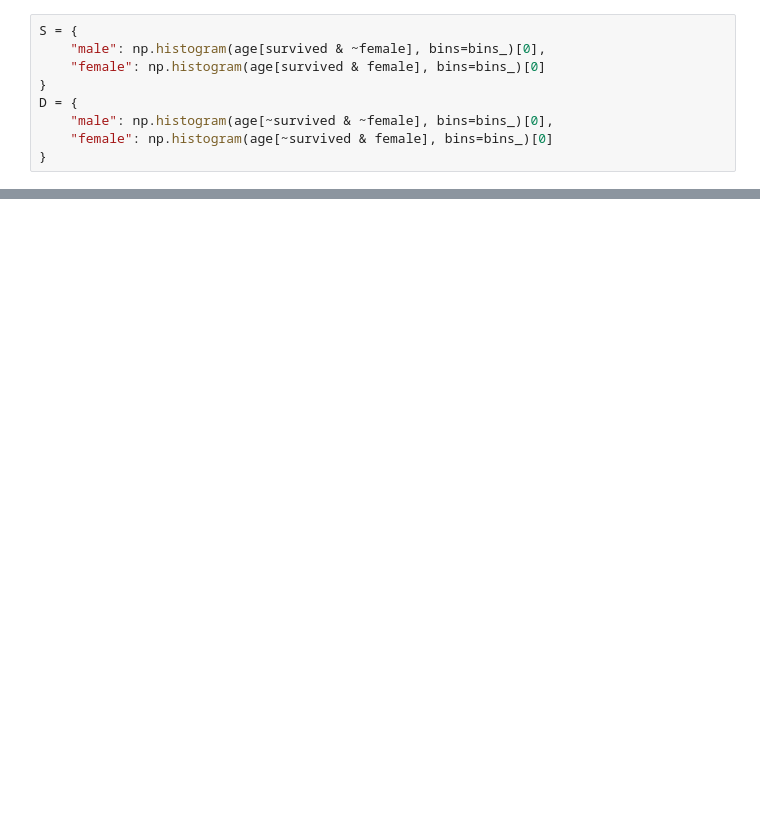
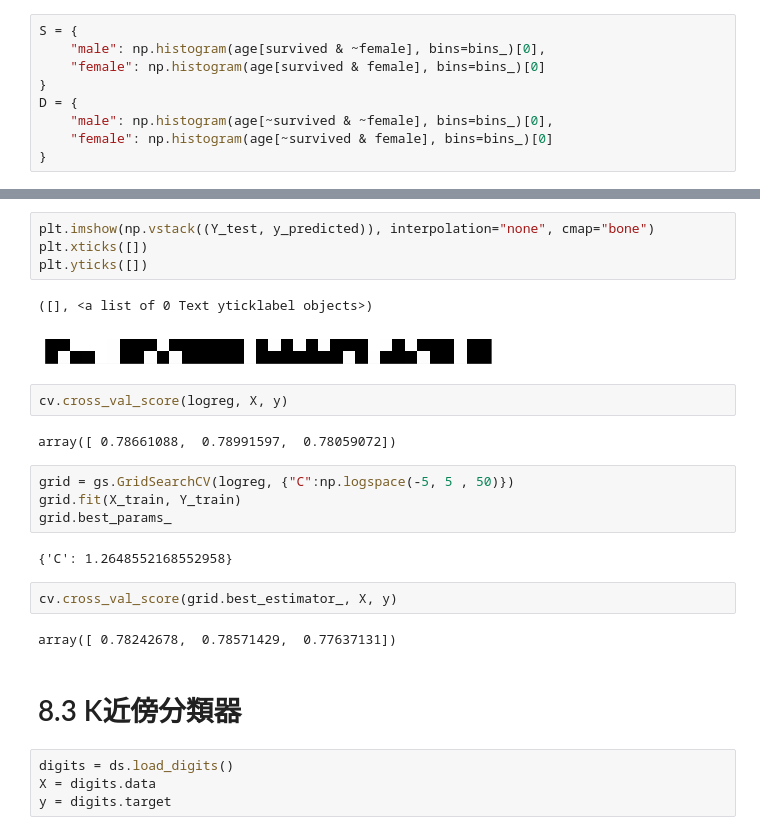
Before and after one commit to kasajei/PythonMachineLearning, a Jupyter notebook: IPythonNotebook/Chapter8.ipynb, the cells around one changed output, grey strips where cells are left out. Drawn from its saved outputs; the diff is of its cells as text; blank space fills up the shorter version.

```diff
--- a/IPythonNotebook/Chapter8.ipynb
+++ b/IPythonNotebook/Chapter8.ipynb
@@ -105,0 +129,27 @@ for i, sex, color in zip((0,1), ("male", "female"), ("#3345d0", "#cc3dc0")):
+# %%
+plt.imshow(np.vstack((Y_test, y_predicted)), interpolation="none", cmap="bone")
+plt.xticks([])
+plt.yticks([])
+# %% [output]
+([], <a list of 0 Text yticklabel objects>)
+[figure, added]
+# %%
+cv.cross_val_score(logreg, X, y)
+# %% [output]
+array([ 0.78661088,  0.78991597,  0.78059072])
+# %%
+grid = gs.GridSearchCV(logreg, {"C":np.logspace(-5, 5 , 50)})
+grid.fit(X_train, Y_train)
+grid.best_params_
+# %% [output]
+{'C': 1.2648552168552958}
+# %%
+cv.cross_val_score(grid.best_estimator_, X, y)
+# %% [output]
+array([ 0.78242678,  0.78571429,  0.77637131])
+# %% [markdown]
+#  8.3 K近傍分類器
+# %%
+digits = ds.load_digits()
+X = digits.data
+y = digits.target
```
Also changed, not shown: parts of 49 cells of this notebook.
